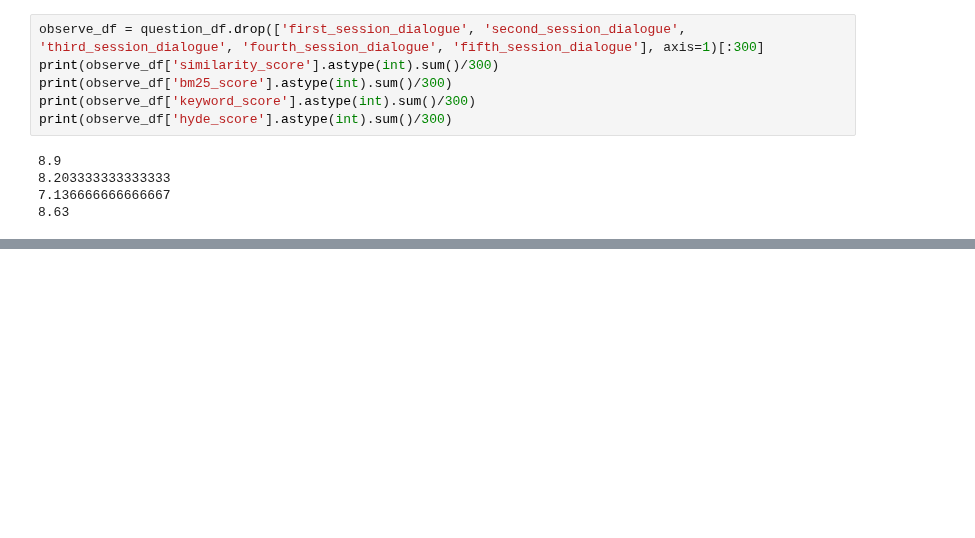
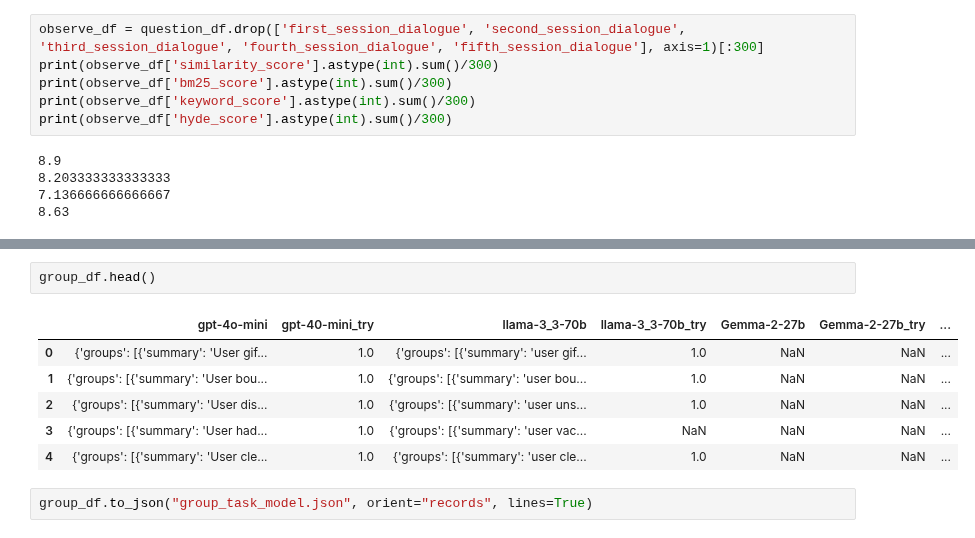
Before and after one commit to Intelligent-Systems-Lab/REMIND, a Jupyter notebook: test.ipynb, the cells around one changed output, grey strips where cells are left out. Saved outputs shown, nothing was run; the diff lists cells and outputs as text; blank space fills up the shorter version.

```diff
--- a/test.ipynb
+++ b/test.ipynb
@@ -945,0 +1076,11 @@ print(observe_df['hyde_score'].astype(int).sum()/300)
+# %%
+group_df.head()
+# %% [output]
+|  | gpt-4o-mini | gpt-40-mini_try | llama-3_3-70b | llama-3_3-70b_try | Gemma-2-27b | Gemma-2-27b_try | ... |
+| 0 | {'groups': [{'summary': 'User gif... | 1.0 | {'groups': [{'summary': 'user gif... | 1.0 | NaN | NaN | ... |
+| 1 | {'groups': [{'summary': 'User bou... | 1.0 | {'groups': [{'summary': 'user bou... | 1.0 | NaN | NaN | ... |
+| 2 | {'groups': [{'summary': 'User dis... | 1.0 | {'groups': [{'summary': 'user uns... | 1.0 | NaN | NaN | ... |
+| 3 | {'groups': [{'summary': 'User had... | 1.0 | {'groups': [{'summary': 'user vac... | NaN | NaN | NaN | ... |
+| 4 | {'groups': [{'summary': 'User cle... | 1.0 | {'groups': [{'summary': 'user cle... | 1.0 | NaN | NaN | ... |
+# %%
+group_df.to_json("group_task_model.json", orient="records", lines=True)
```
Also changed, not shown: parts of 9 cells of this notebook.
